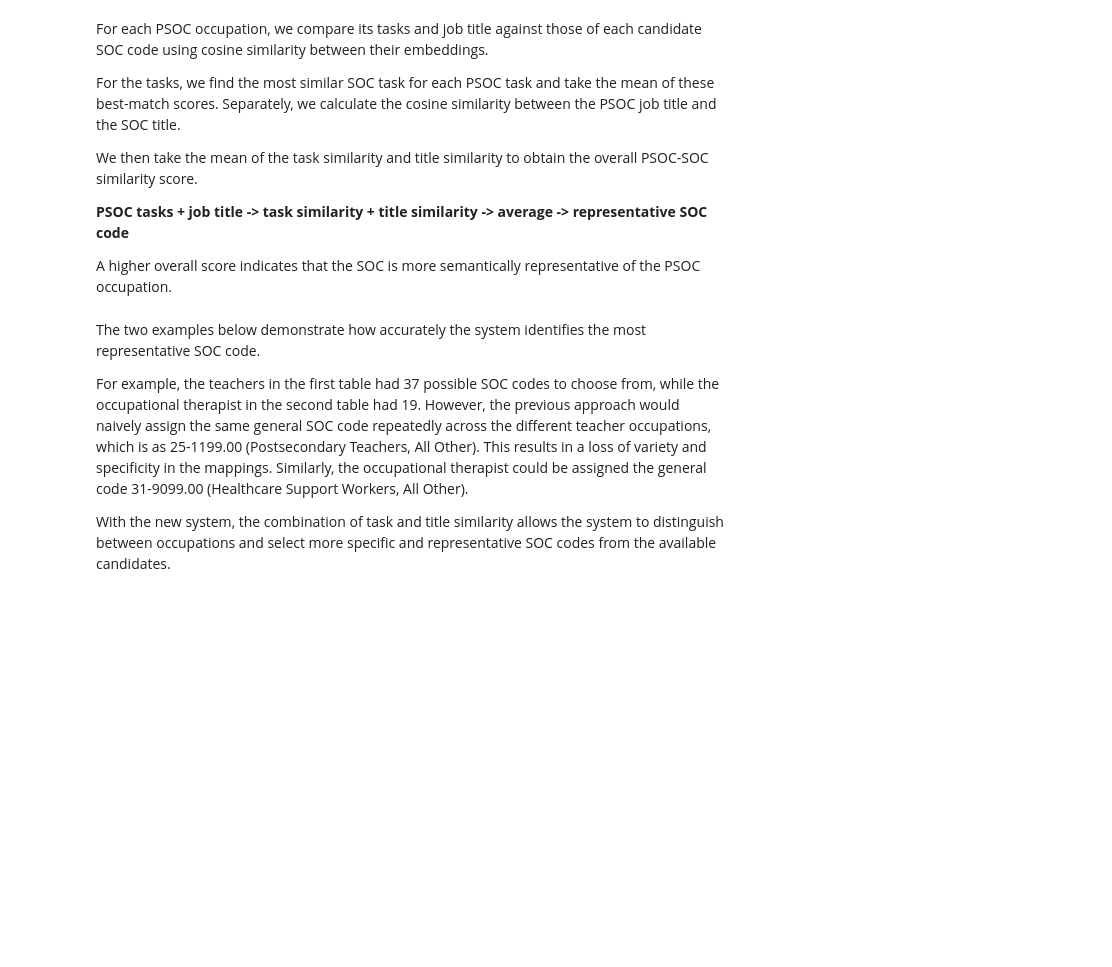
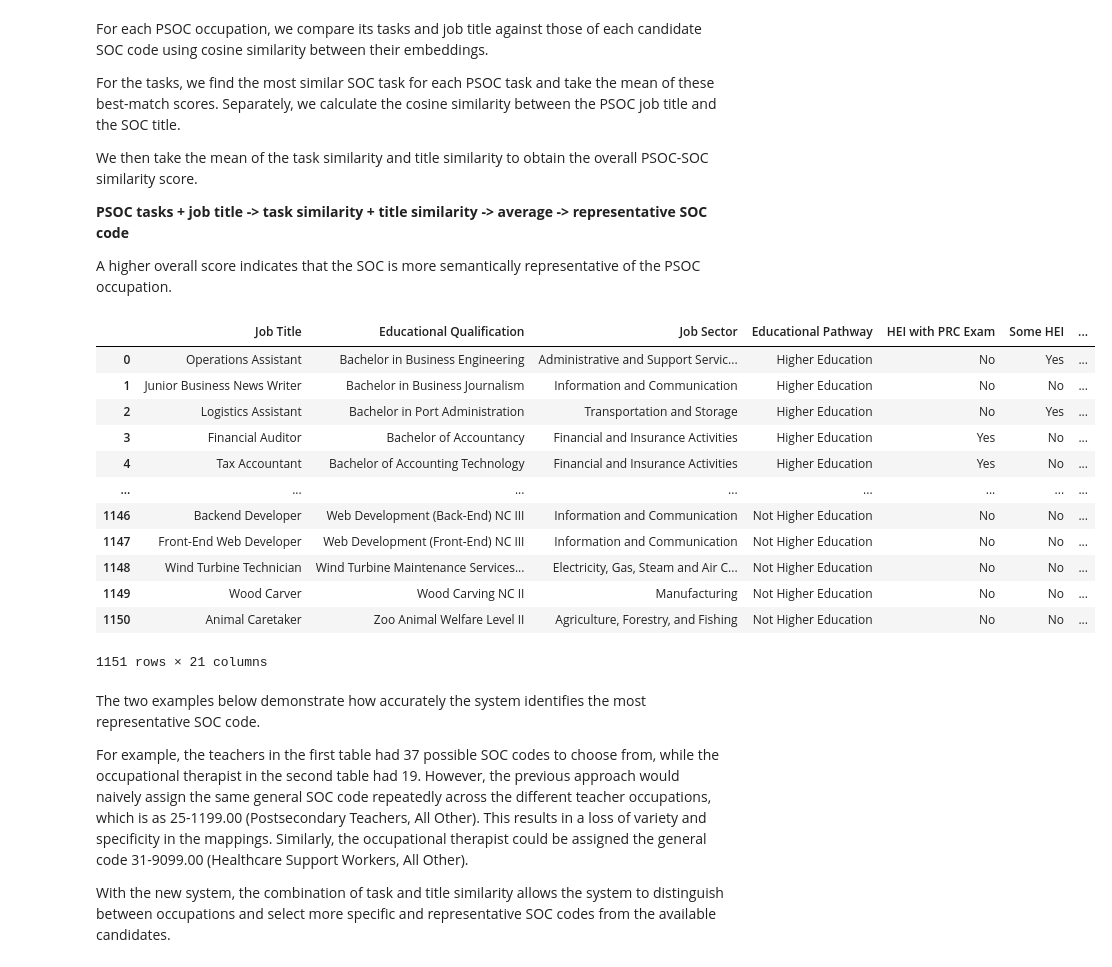
Before and after one commit to BSDSBA-JF/wadwani_intern, a Jupyter notebook: 10_AI_research/02_code_standardizer/03_choosing_specifc_soc_code.ipynb, the cells around one changed output. Saved outputs shown, nothing was run; the diff lists cells and outputs as text; code cells hidden in the pictures; blank space fills up the shorter version.

```diff
--- a/10_AI_research/02_code_standardizer/03_choosing_specifc_soc_code.ipynb
+++ b/10_AI_research/02_code_standardizer/03_choosing_specifc_soc_code.ipynb
@@ -243,6 +243,22 @@ def estimate_representative_soc_codes(job, verbose=False):
             )
 
     return result_soc_codes, result_soc_titles
+# %%
+mca_df
+# %% [output]
+|  | Job Title | Educational Qualification | Job Sector | Educational Pathway | HEI with PRC Exam | Some HEI | ... |
+| 0 | Operations Assistant | Bachelor in Business Engineering | Administrative and Support Servic... | Higher Education | No | Yes | ... |
+| 1 | Junior Business News Writer | Bachelor in Business Journalism | Information and Communication | Higher Education | No | No | ... |
+| 2 | Logistics Assistant | Bachelor in Port Administration | Transportation and Storage | Higher Education | No | Yes | ... |
+| 3 | Financial Auditor | Bachelor of Accountancy | Financial and Insurance Activities | Higher Education | Yes | No | ... |
+| 4 | Tax Accountant | Bachelor of Accounting Technology | Financial and Insurance Activities | Higher Education | Yes | No | ... |
+| ... | ... | ... | ... | ... | ... | ... | ... |
+| 1146 | Backend Developer | Web Development (Back-End) NC III | Information and Communication | Not Higher Education | No | No | ... |
+| 1147 | Front-End Web Developer | Web Development (Front-End) NC III | Information and Communication | Not Higher Education | No | No | ... |
+| 1148 | Wind Turbine Technician | Wind Turbine Maintenance Services... | Electricity, Gas, Steam and Air C... | Not Higher Education | No | No | ... |
+| 1149 | Wood Carver | Wood Carving NC II | Manufacturing | Not Higher Education | No | No | ... |
+| 1150 | Animal Caretaker | Zoo Animal Welfare Level II | Agriculture, Forestry, and Fishing | Not Higher Education | No | No | ... |
+1151 rows × 21 columns
 # %%
 # get the most representative SOC codes
 mca_df[['Sorted SOC Codes', 'Sorted SOC Titles']] = mca_df.apply(
```
Also changed, not shown: 10 other files.
